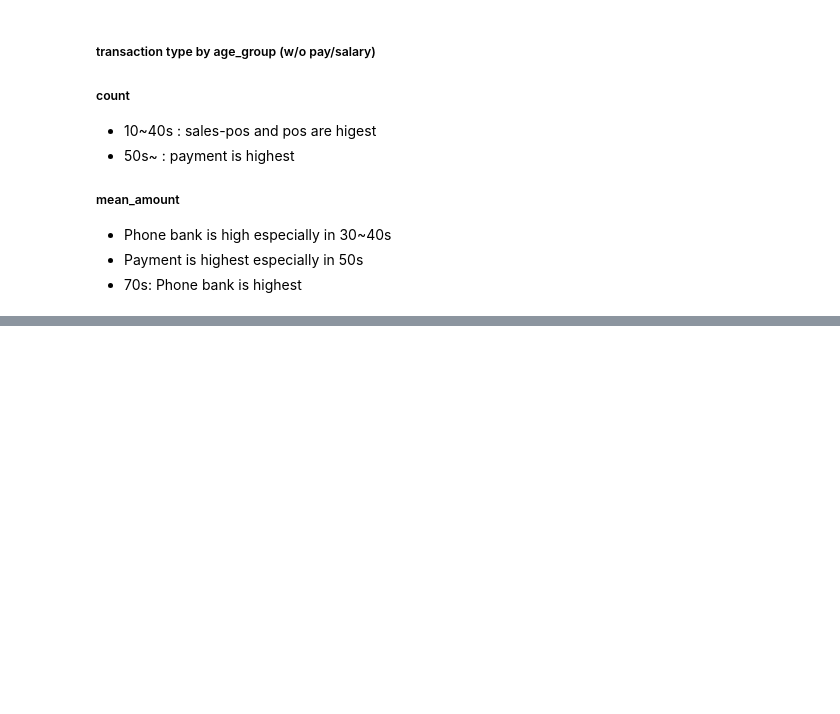
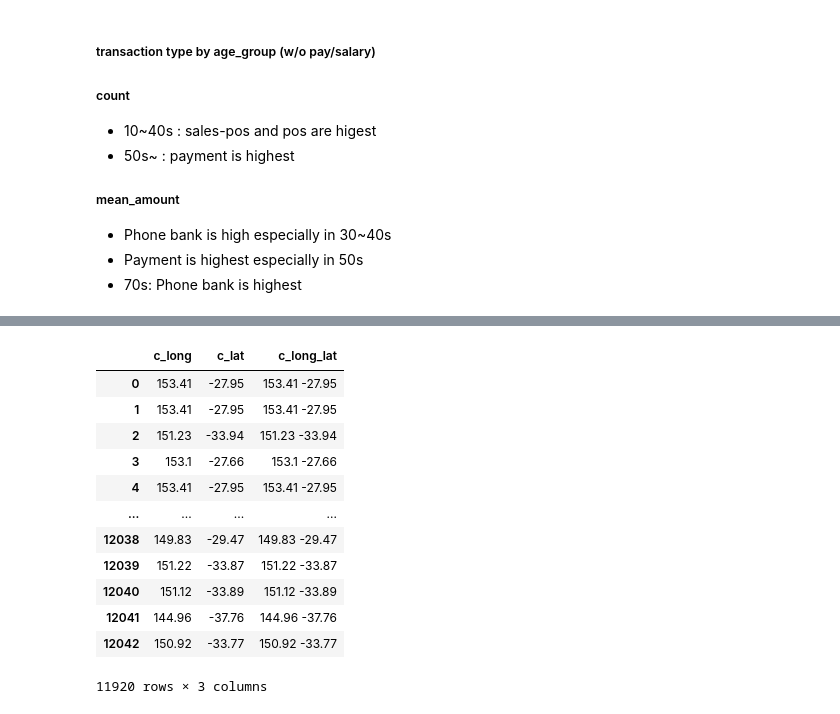
Before and after one commit to jiyoungparkme/machine_learning, a Jupyter notebook: anz_virtual_internship/anz_task_1.ipynb, the cells around one changed output, grey strips where cells are left out. Saved outputs shown, nothing was run; the diff lists cells and outputs as text; code cells hidden in the pictures; blank space fills up the shorter version.

```diff
--- a/anz_virtual_internship/anz_task_1.ipynb
+++ b/anz_virtual_internship/anz_task_1.ipynb
@@ -543,3 +543,9 @@ sns.barplot(data=df, x='age_group', y='mean_amount',ax = ax2, hue='transaction')
 * Phone bank is high especially in 30~40s
 * Payment is highest especially in 50s
 * 70s: Phone bank is highest
+# %%
+data['c_long'] = data['long_lat'].apply(lambda x : x[0:x.find("-",0,len(x))])
+data['c_lat'] = data['long_lat'].apply(lambda x : x[x.find("-",0,len(x)):])
+data['m_long'] = data.loc[data['merchant_long_lat'].notnull()]['merchant_long_lat'].apply(lambda x : x[0:x.find("-",0,len(x))])
+data['m_lat'] = data.loc[data['merchant_long_lat'].notnull()]['merchant_long_lat'].apply(lambda x : x[x.find("-",0,len(x)):])
+data.head()
@@ -545,0 +560,6 @@ sns.barplot(data=df, x='age_group', y='mean_amount',ax = ax2, hue='transaction')
+# %%
+interested = ['c_long', 'c_lat']
+df = data[interested]
+df['c_long'] = df['c_long'].apply(lambda x: float(x))
+df['c_lat'] = df['c_lat'].apply(lambda x: float(x))
+df.head()
@@ -545,0 +573,20 @@ sns.barplot(data=df, x='age_group', y='mean_amount',ax = ax2, hue='transaction')
+# %%
+df_temp=df.loc[df['c_long']<154].loc[113<df['c_long']].loc[-44<df['c_lat']].loc[df['c_lat']<-10]
+df_temp['c_long'] = df_temp['c_long'].apply(lambda x: str(x))
+df_temp['c_lat'] = df_temp['c_lat'].apply(lambda x: str(x))
+df_temp['c_long_lat'] =df_temp['c_long'] +" " + df_temp['c_lat']
+df_temp
+# %% [output]
+|  | c_long | c_lat | c_long_lat |
+| 0 | 153.41 | -27.95 | 153.41 -27.95 |
+| 1 | 153.41 | -27.95 | 153.41 -27.95 |
+| 2 | 151.23 | -33.94 | 151.23 -33.94 |
+| 3 | 153.1 | -27.66 | 153.1 -27.66 |
+| 4 | 153.41 | -27.95 | 153.41 -27.95 |
+| ... | ... | ... | ... |
+| 12038 | 149.83 | -29.47 | 149.83 -29.47 |
+| 12039 | 151.22 | -33.87 | 151.22 -33.87 |
+| 12040 | 151.12 | -33.89 | 151.12 -33.89 |
+| 12041 | 144.96 | -37.76 | 144.96 -37.76 |
+| 12042 | 150.92 | -33.77 | 150.92 -33.77 |
+11920 rows × 3 columns
```
Also changed, not shown: parts of 10 cells of this notebook.
